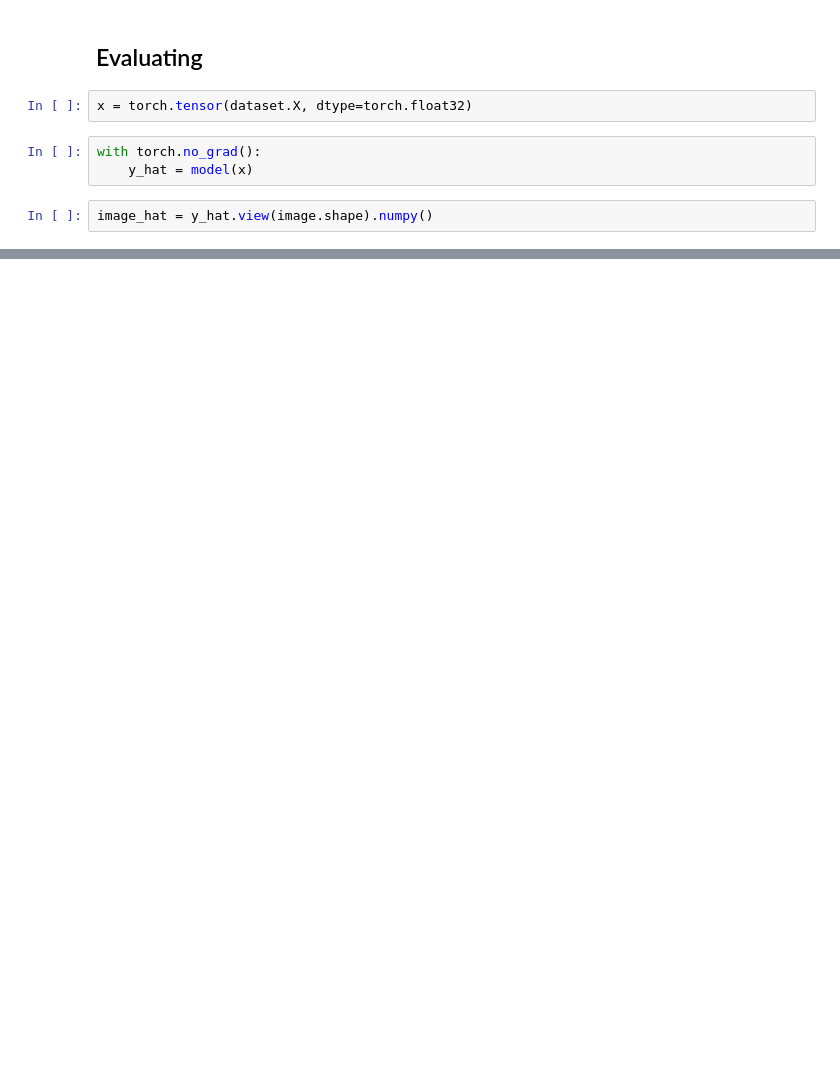
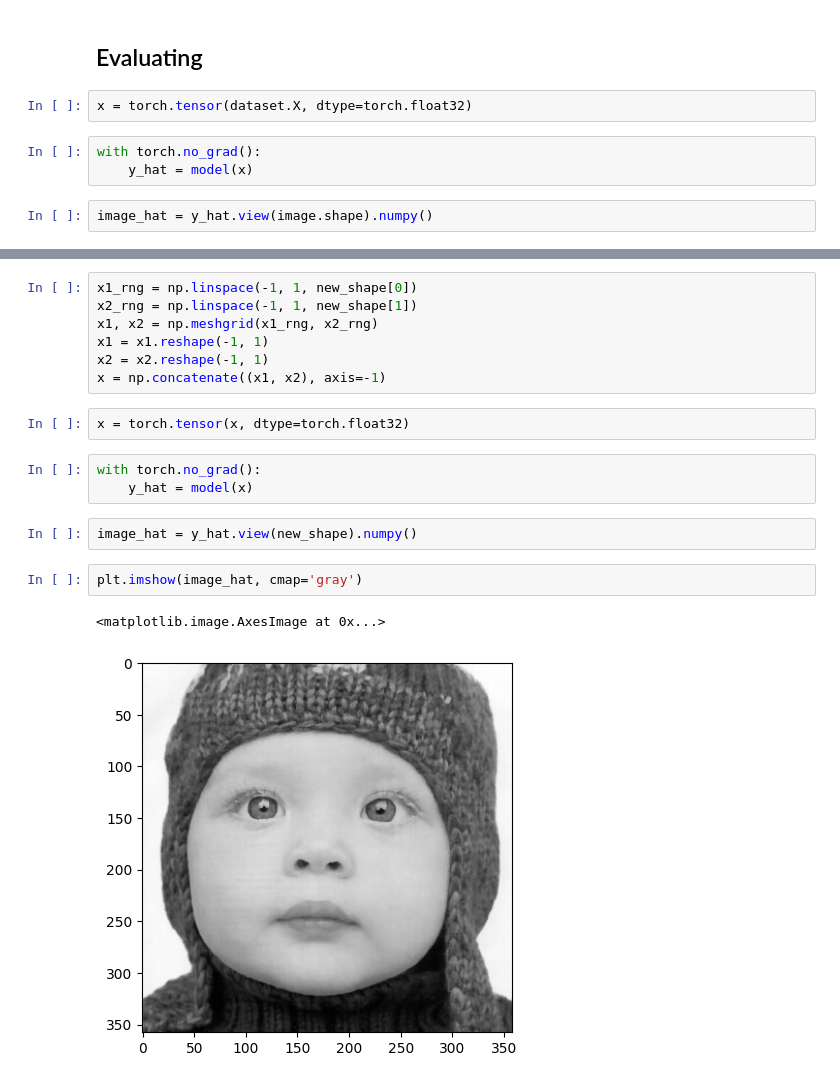
Before and after one commit to HosseinZaredar/Gibborim, a Jupyter notebook: codes/00 NeRF/nerf.ipynb, the cells around one changed output, grey strips where cells are left out. Saved outputs shown, nothing was run; the diff lists cells and outputs as text; blank space fills up the shorter version.

```diff
--- a/codes/00 NeRF/nerf.ipynb
+++ b/codes/00 NeRF/nerf.ipynb
@@ -121,0 +201,19 @@ plt.imshow(image_hat, cmap='gray')
+# %%
+x1_rng = np.linspace(-1, 1, new_shape[0])
+x2_rng = np.linspace(-1, 1, new_shape[1])
+x1, x2 = np.meshgrid(x1_rng, x2_rng)
+x1 = x1.reshape(-1, 1)
+x2 = x2.reshape(-1, 1)
+x = np.concatenate((x1, x2), axis=-1)
+# %%
+x = torch.tensor(x, dtype=torch.float32)
+# %%
+with torch.no_grad():
+    y_hat = model(x)
+# %%
+image_hat = y_hat.view(new_shape).numpy()
+# %%
+plt.imshow(image_hat, cmap='gray')
+# %% [output]
+<matplotlib.image.AxesImage at 0x...>
+[figure, added]
```
Also changed, not shown: parts of 20 cells of this notebook.
